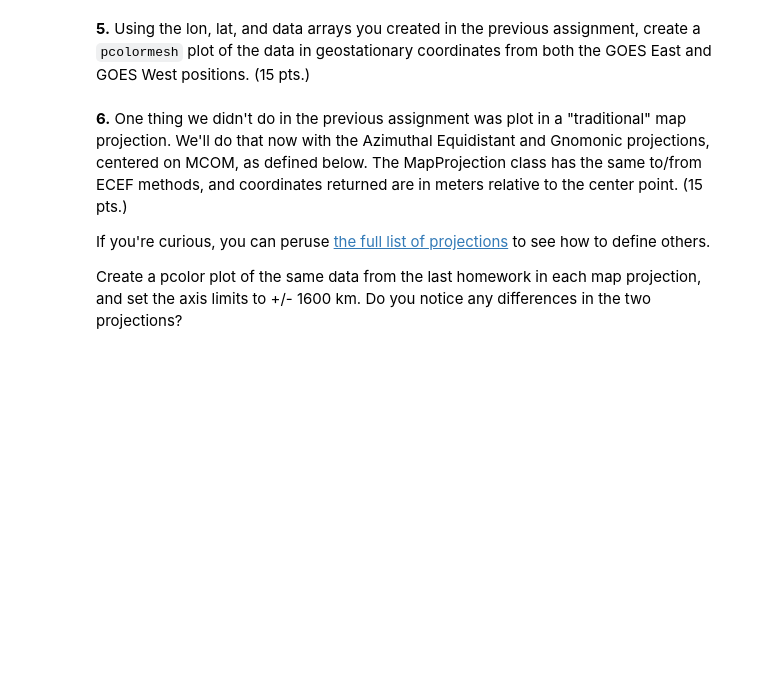
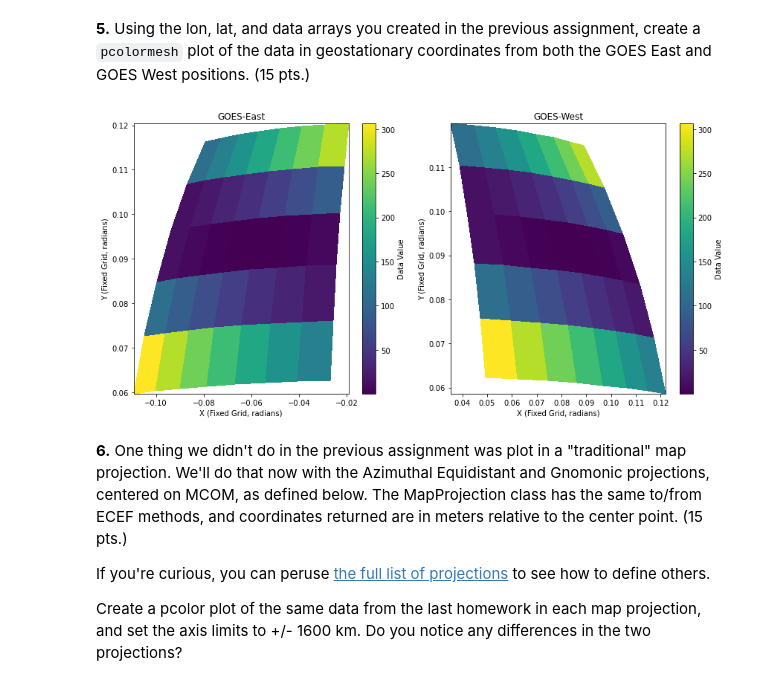
Before and after one commit to MelMartinez22/GDFAssignments, a Jupyter notebook: Homework 2.ipynb, the cells around one changed output. Drawn from its saved outputs; the diff is of its cells as text; code cells hidden in the pictures; blank space fills up the shorter version.

```diff
--- a/Homework 2.ipynb
+++ b/Homework 2.ipynb
@@ -144,5 +482,83 @@ ax.set_zlabel('ECEF Z (m)')
 # %% [markdown]
 **5.** Using the lon, lat, and data arrays you created in the previous assignment, create a `pcolormesh` plot of the data in geostationary coordinates from both the GOES East and GOES West positions. (15 pts.)
+# %%
+# From HW 1
+
+import matplotlib.pyplot as plt
+import numpy as np
+
+mcom_lon, mcom_lat = -101.8803718553, 33.5818617015
+mcom_alt = 957.179
+
+nlon = 7
+nlat = 5
+dlon, dlat = 5.0, 5.0
+
+d = (np.arange(nlon*nlat) - (nlon*nlat/2.0))**2.0
+d.shape = (nlat, nlon)
+
+#lon/lat centers
+lon = mcom_lon + (np.arange(nlon) - nlon // 2) * dlon    # 33°34'54.9"N 101°52'51.2"W
+lat = mcom_lat + (np.arange(nlat) - nlat // 2) * dlat
+
+# Converting centers to edges
+def centers_to_edges_1d(x):
+    """Creating function for converting 1D array to edge positions."""
+    x= np.asarray(x)
+    dx= np.diff(x)
+
+    start= x[0]-dx[0]/2    # Fixing edge positons using closest spacing
+    end= x[-1]+dx[-1]/2
+
+    edges= x[:-1]+dx/2    # midpoints between each center for the inside edges
+    return np.concatenate([[start], edges, [end]]) #concatenating start, internal edges, and the end
+
+lon_edge = centers_to_edges_1d(lon)
+lat_edge = centers_to_edges_1d(lat)
+
+lon_edge_2d, lat_edge_2d= np.meshgrid(lon_edge, lat_edge, indexing= 'xy')
+
+# Importing coord systems
+from coords import GeographicSystem, GeostationaryFixedGridSystem
+
+geo= GeographicSystem()
+
+# GOES params
+sat_alt= 35786023.0   #alt (m)
+goes_east= GeostationaryFixedGridSystem(subsat_lon= -75.0, sat_ecef_height= sat_alt) # -75 deg lon
+goes_west= GeostationaryFixedGridSystem(subsat_lon= -137.0, sat_ecef_height= sat_alt) #-137 deg lon
+
+
+# Converting to ECEF then to GOES coords
+lon2d, lat2d= np.meshgrid(lon_edge, lat_edge, indexing= 'xy')
+X, Y, Z= geo.toECEF(lon2d, lat2d, np.zeros_like(lon2d)) #alt is 0
+
+# Project into East/West coords (fixed)
+Xe, Ye, Ze= goes_east.fromECEF(X, Y, Z)
+Xw, Yw, Zw= goes_west.fromECEF(X, Y, Z)
+
+
+# PLotting
+fig, axes= plt.subplots(1, 2, figsize= (12, 6))
+
+# GOES-East
+pcm1= axes[0].pcolormesh(Xe, Ye, d, cmap= 'viridis', shading= "auto")
+axes[0].set_title("GOES-East")
+fig.colorbar(pcm1, ax= axes[0], label= "Data Value")
+
+# GOES-West
+pcm2= axes[1].pcolormesh(Xw, Yw, d, cmap= 'viridis', shading= "auto")
+axes[1].set_title("GOES-West")
+fig.colorbar(pcm2, ax= axes[1], label= "Data Value")
+
+for ax in axes:
+    ax.set_xlabel("X (Fixed Grid, radians)")
+    ax.set_ylabel("Y (Fixed Grid, radians)")
+
+plt.tight_layout()
+plt.show()
+# %% [output]
+[figure, added]
 # %% [markdown]
 **6.** One thing we didn't do in the previous assignment was plot in a "traditional" map projection. We'll do that now with the Azimuthal Equidistant and Gnomonic projections, centered on MCOM, as defined below. The MapProjection class has the same to/from ECEF methods, and coordinates returned are in meters relative to the center point. (15 pts.)
 
```
Also changed, not shown: parts of 13 cells of this notebook.
